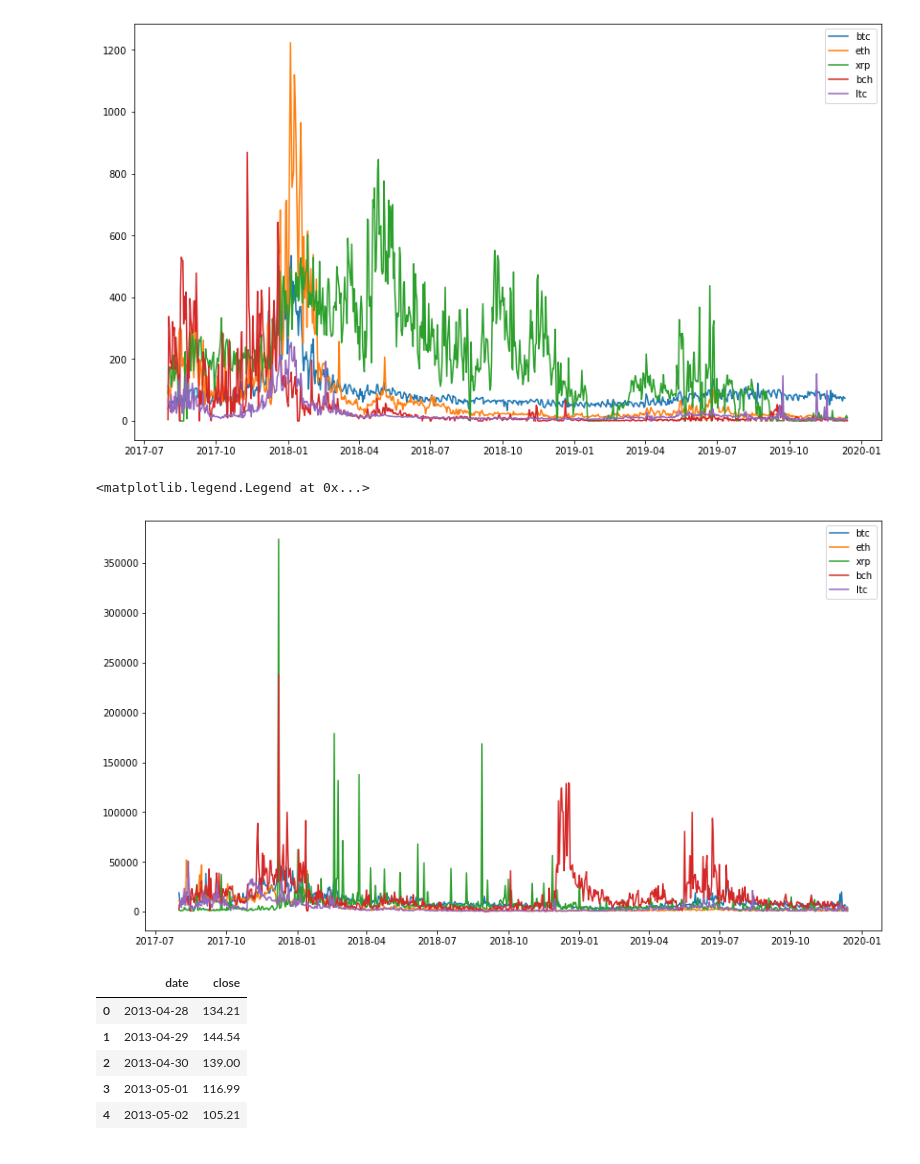
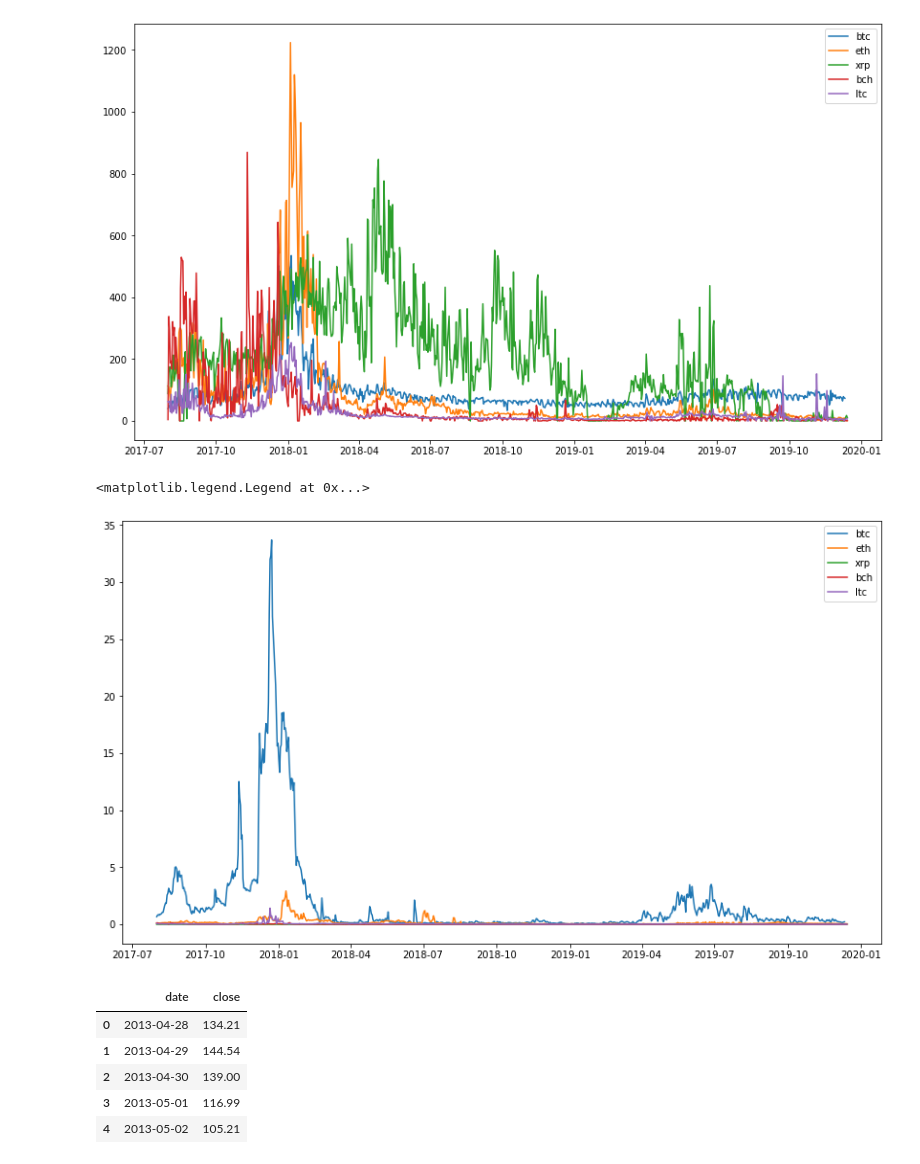
Before and after one commit to jcastrence/jcastrence.github.io, a Jupyter notebook: data_science_tutorial.ipynb, the cells around one changed output. Drawn from its saved outputs; the diff is of its cells as text; code cells hidden in the pictures.

```diff
--- a/data_science_tutorial.ipynb
+++ b/data_science_tutorial.ipynb
@@ -110,27 +104 @@ Now that we have all of our data, we need to process it.
 </p>
-# %%
-# https://coinmetrics.io/community-data-dictionary/
-# Cleaning Coinmetrics
-def clean_coinmetrics(df):
-    dates = []
-    for i, row in df.iterrows():
-        dates.append(dt.datetime.strptime(row['date'], '%Y-%m-%d').date())
-    df['date'] = dates
-    df = df.dropna(subset=['CapMrktCurUSD'])
-    df = df.reset_index(drop=True)
-    return df
-
-# Bitcoin
-btc = clean_coinmetrics(btc)
-
-# Ethereum
-eth = clean_coinmetrics(eth)
-
-# Ripple
-xrp = clean_coinmetrics(xrp)
-
-# Bitcoin Cash
-bch = clean_coinmetrics(bch)
-
-#Litecoin
-ltc = clean_coinmetrics(ltc)
@@ -411,12 +436,12 @@ plt.legend(['btc', 'eth', 'xrp', 'bch', 'ltc'])
 # %%
 plt.figure(figsize=(14, 8))
 for df in top5:
     df_current = df[df.date >= dt.date(2017, 8, 1)]
-    plt.plot(df_current['date'], df_current['TxTfrValMeanUSD'])
+    plt.plot(df_current['date'], df_current['FeeMedUSD'])
 plt.legend(['btc', 'eth', 'xrp', 'bch', 'ltc'])
 # %% [output]
 <matplotlib.legend.Legend at 0x...>
-[figure, old version]
+[figure, new version]
 # %%
 # Case Study 3: Technical Analysis
 
```
Also changed, not shown: parts of 26 cells of this notebook, 1 other file.
